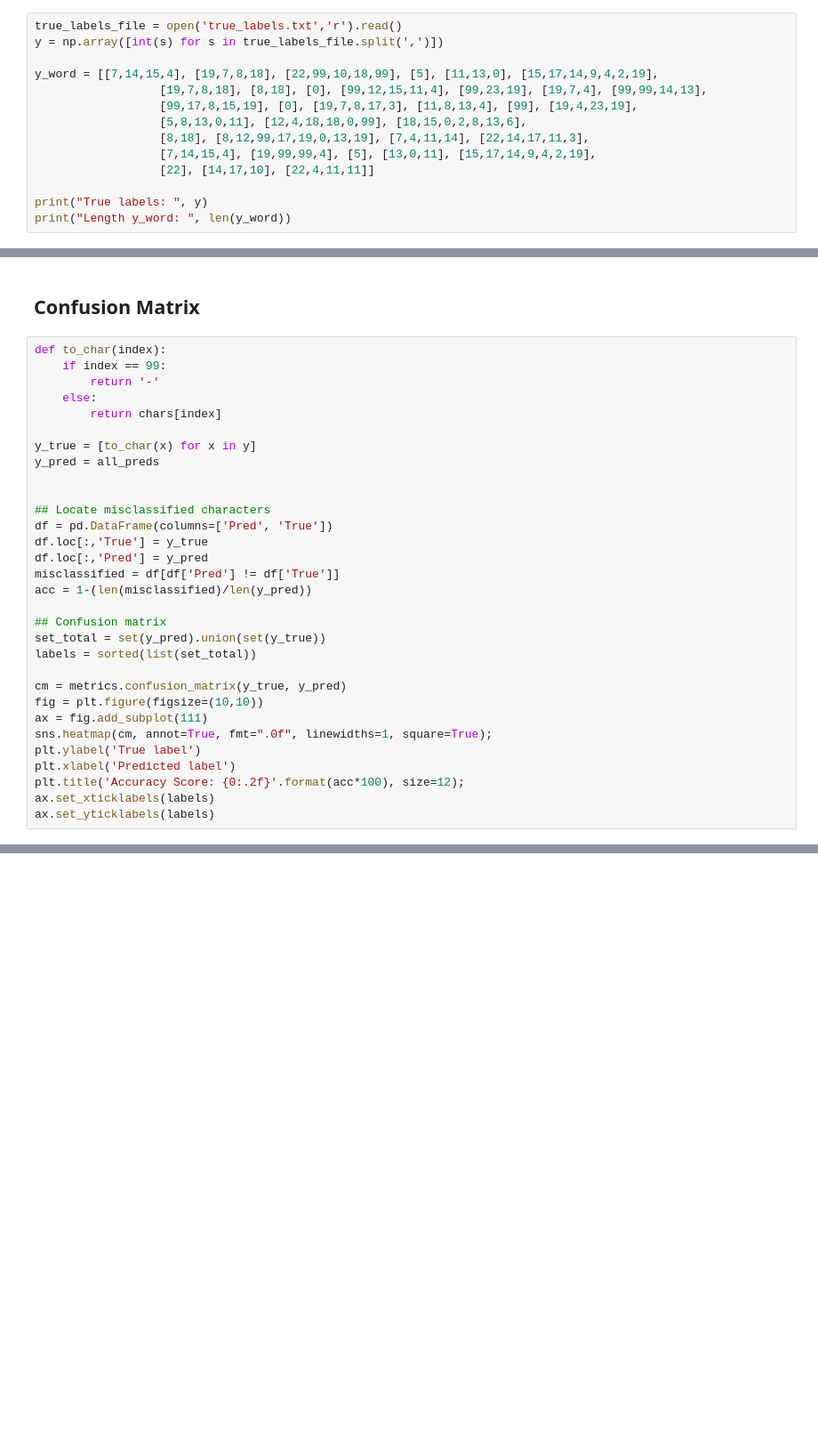
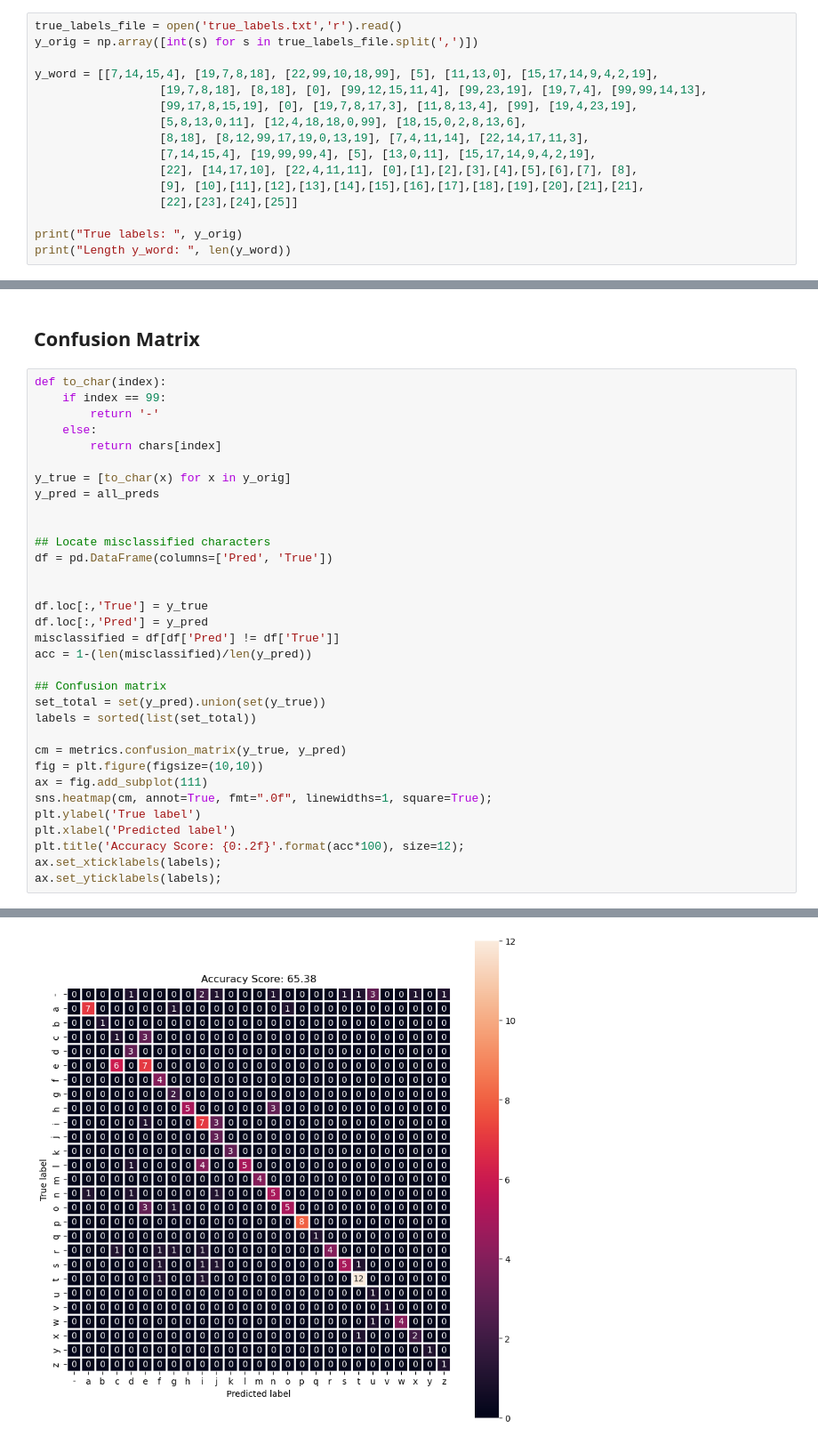
Before and after one commit to YuqinGuan/EITP40-finalProject, a Jupyter notebook: pre_training.ipynb, the cells around one changed output, grey strips where cells are left out. Shown at 89% size. Cells and saved outputs as stored; diff of their text form; blank space fills up the shorter version.

```diff
--- a/pre_training.ipynb
+++ b/pre_training.ipynb
@@ -57,7 +51,7 @@ for word_index in sorted_words_dir:
 ## Set true labels
 # %%
 true_labels_file = open('true_labels.txt','r').read()
-y = np.array([int(s) for s in true_labels_file.split(',')])
+y_orig = np.array([int(s) for s in true_labels_file.split(',')])
 
 y_word = [[7,14,15,4], [19,7,8,18], [22,99,10,18,99], [5], [11,13,0], [15,17,14,9,4,2,19],
                   [19,7,8,18], [8,18], [0], [99,12,15,11,4], [99,23,19], [19,7,4], [99,99,14,13],
@@ -65,9 +59,11 @@ y_word = [[7,14,15,4], [19,7,8,18], [22,99,10,18,99], [5], [11,13,0], [15,17,14,
                   [5,8,13,0,11], [12,4,18,18,0,99], [18,15,0,2,8,13,6],
                   [8,18], [8,12,99,17,19,0,13,19], [7,4,11,14], [22,14,17,11,3],
                   [7,14,15,4], [19,99,99,4], [5], [13,0,11], [15,17,14,9,4,2,19],
-                  [22], [14,17,10], [22,4,11,11]]
+                  [22], [14,17,10], [22,4,11,11], [0],[1],[2],[3],[4],[5],[6],[7], [8],
+                  [9], [10],[11],[12],[13],[14],[15],[16],[17],[18],[19],[20],[21],[21],
+                  [22],[23],[24],[25]]
 
-print("True labels: ", y)
+print("True labels: ", y_orig)
 print("Length y_word: ", len(y_word))
 # %% [output]
 True labels:  [ 7 14 15  4 19  7  8 18 22 99 10 18 99  5 11 13  0 15 17 14  9  4  2 19
@@ -464,12 +454,14 @@ def to_char(index):
     else:
         return chars[index]
 
-y_true = [to_char(x) for x in y]
+y_true = [to_char(x) for x in y_orig]
 y_pred = all_preds
 
 
 ## Locate misclassified characters
 df = pd.DataFrame(columns=['Pred', 'True'])
+
+
 df.loc[:,'True'] = y_true
 df.loc[:,'Pred'] = y_pred
 misclassified = df[df['Pred'] != df['True']]
@@ -486,6 +478,6 @@ sns.heatmap(cm, annot=True, fmt=".0f", linewidths=1, square=True);
 plt.ylabel('True label')
 plt.xlabel('Predicted label')
 plt.title('Accuracy Score: {0:.2f}'.format(acc*100), size=12);
-ax.set_xticklabels(labels)
-ax.set_yticklabels(labels)
+ax.set_xticklabels(labels);
+ax.set_yticklabels(labels);
 # %% [output]
@@ -493,3 +484,4 @@ ValueError: Must have equal len keys and value when setting with an iterable
+[figure, added]
 # %%
 print(f"Misclassified: {len(misclassified)}")
 misclassified
```
Also changed, not shown: parts of 15 cells of this notebook, 6 other files.
